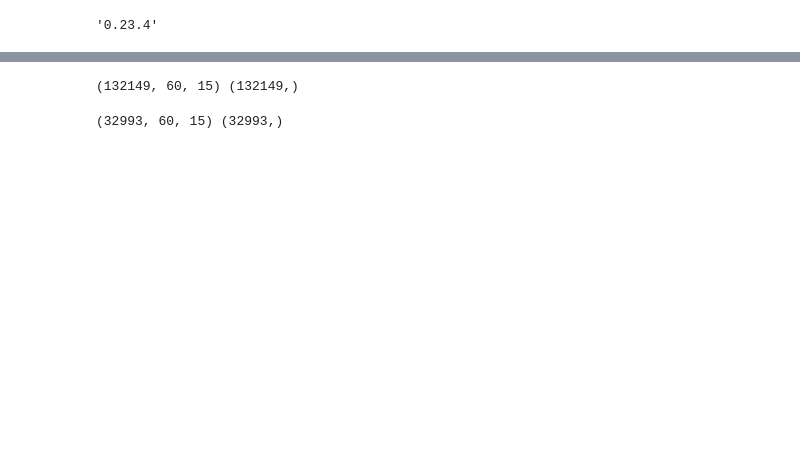
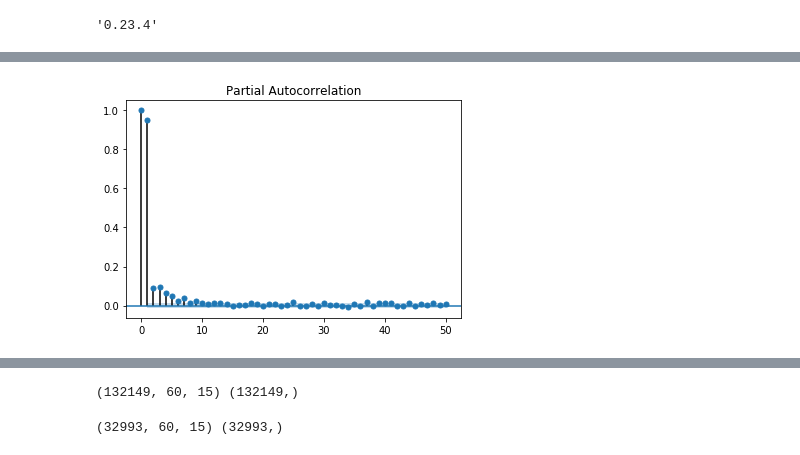
Before and after one commit to Jamiesmackay/Masters_Project, a Jupyter notebook: Code unedited/Project/Neural_Network_testing.ipynb, the cells around one changed output, grey strips where cells are left out. Saved outputs shown, nothing was run; the diff lists cells and outputs as text; code cells hidden in the pictures; blank space fills up the shorter version.

```diff
--- a/Code unedited/Project/Neural_Network_testing.ipynb
+++ b/Code unedited/Project/Neural_Network_testing.ipynb
@@ -159,0 +287,5 @@ Scaled_P_max_R80711_Test = scale_data(Test_R80711,'P_max',P_scaler)
+# %%
+plot_pacf(Scaled_P_avg_R80790_Test, lags=50)
+plt.show()
+# %% [output]
+[figure, added]
```
Also changed, not shown: parts of 45 cells of this notebook.
